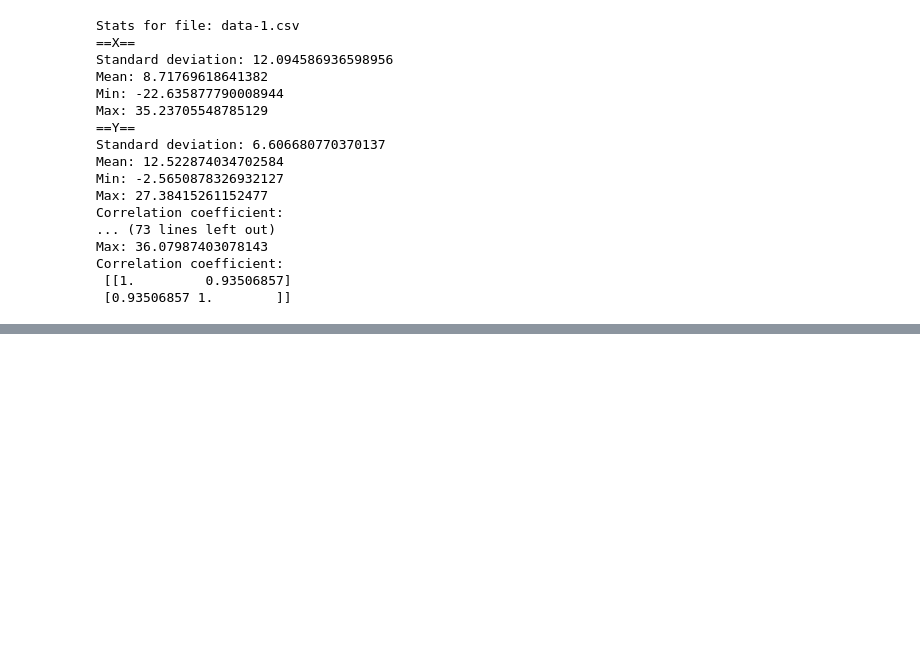
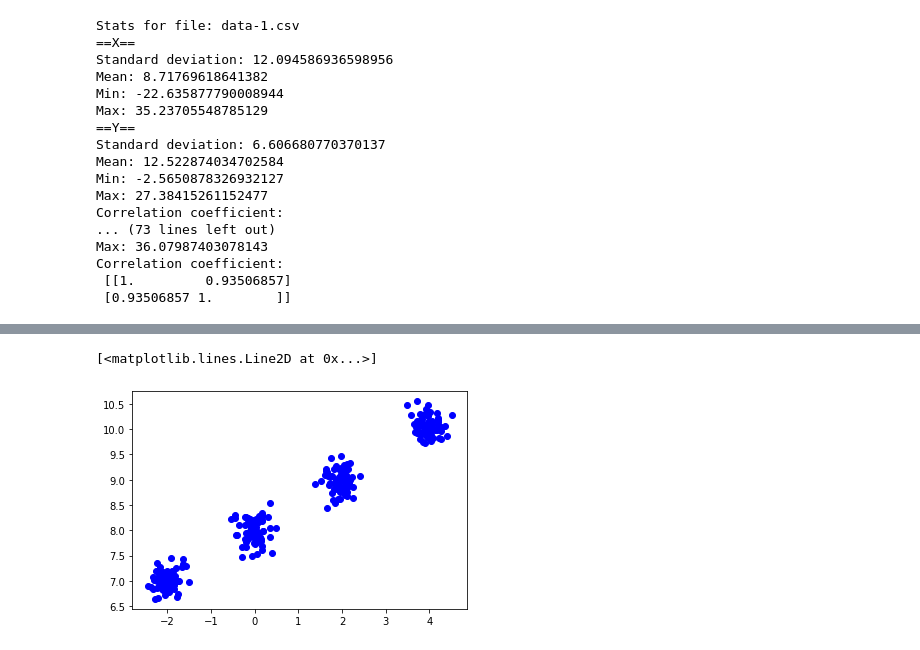
Before and after one commit to kutycoi123/data-science-stuff, a Jupyter notebook: e5/summary.ipynb, the cells around one changed output, grey strips where cells are left out. Drawn from its saved outputs; the diff is of its cells as text; code cells hidden in the pictures; blank space fills up the shorter version.

```diff
--- a/e5/summary.ipynb
+++ b/e5/summary.ipynb
@@ -49,0 +61,5 @@ Correlation coefficient:
+# %%
+plt.plot(data[2].x, data[2].y, 'bo')
+# %% [output]
+[<matplotlib.lines.Line2D at 0x...>]
+[figure, added]
```
Also changed, not shown: parts of 6 cells of this notebook, 5 other files.
